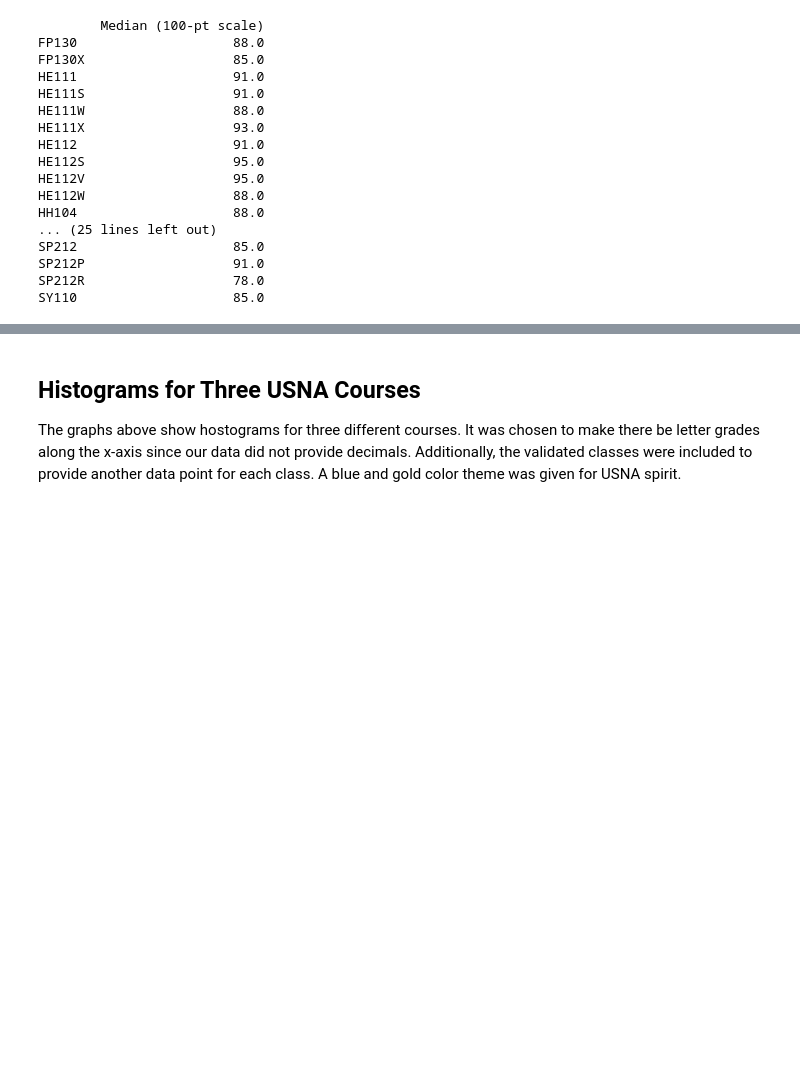
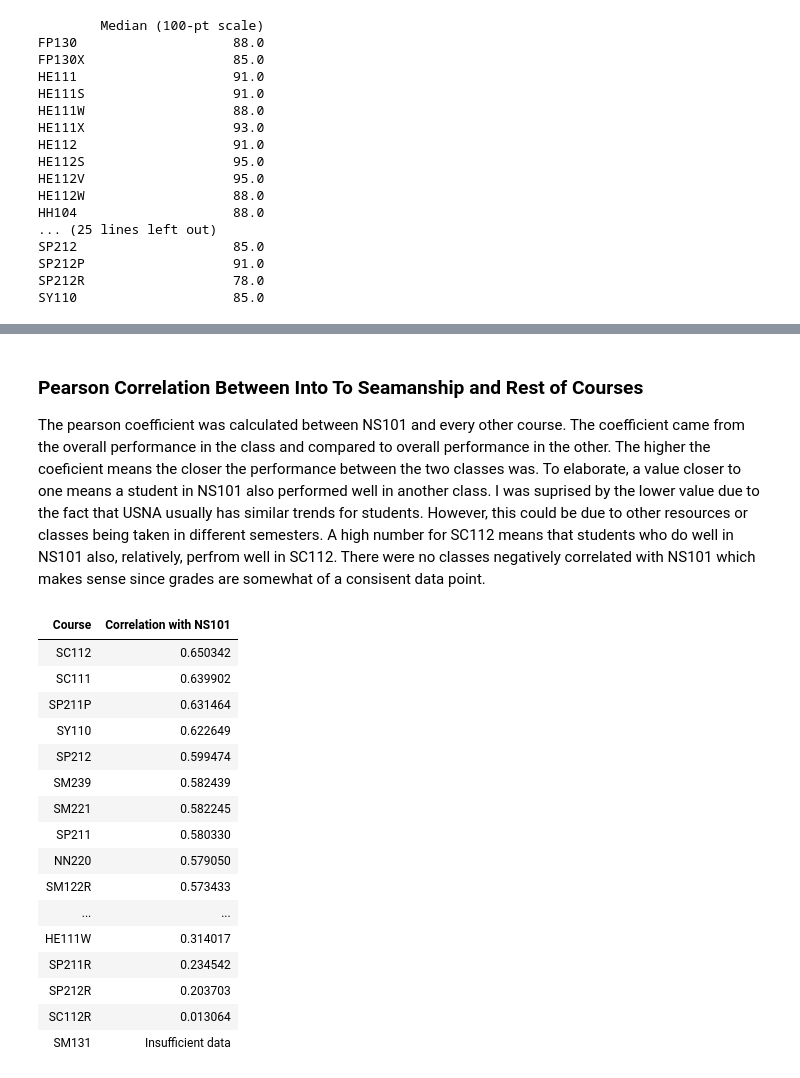
Before and after one commit to dschipper26/SI470, a Jupyter notebook: Lab_01.ipynb, the cells around one changed output, grey strips where cells are left out. Saved outputs shown, nothing was run; the diff lists cells and outputs as text; code cells hidden in the pictures; blank space fills up the shorter version.

```diff
--- a/Lab_01.ipynb
+++ b/Lab_01.ipynb
@@ -192,4 +206,60 @@ plot_class_histogram(df_clean, "HE112")
 [figure]
 # %% [markdown]
-## Histograms for Three USNA Courses
-The graphs above show hostograms for three different courses. It was chosen to make there be letter grades along the x-axis since our data did not provide decimals. Additionally, the validated classes were included to provide another data point for each class. A blue and gold color theme was given for USNA spirit.
+### Pearson Correlation Between Into To Seamanship and Rest of Courses
+The pearson coefficient was calculated between NS101 and every other course. The coefficient came from the overall performance in the class and compared to overall performance in the other. The higher the coeficient means the closer the performance between the two classes was. To elaborate, a value closer to one means a student in NS101 also performed well in another class. I was suprised by the lower value due to the fact that USNA usually has similar trends for students. However, this could be due to other resources or classes being taken in different semesters. A high number for SC112 means that students who do well in NS101 also, relatively, perfrom well in SC112. There were no classes negatively correlated with NS101 which makes sense since grades are somewhat of a consisent data point.
+# %%
+# --- Step 1: Convert letter grades to numeric ---
+df_numeric = df_clean.map(lambda g: grade_to_numeric.get(g, None))
+
+# --- Step 2: Pick the course you want to compare ---
+target_course = "NS101"
+
+if target_course in df_numeric.columns:
+    correlations = {}
+
+    for course in df_numeric.columns:
+        if course == target_course:
+            continue
+        # Only compute correlation if there are >=2 overlapping grades
+        valid_idx = df_numeric[[target_course, course]].dropna().index
+        if len(valid_idx) >= 2:
+            correlations[course] = df_numeric.loc[valid_idx, target_course].corr(df_numeric.loc[valid_idx, course])
+        else:
+            correlations[course] = None  # mark insufficient data
+
+    # Build DataFrame
+    correlation_df = pd.DataFrame({
+        "Course": correlations.keys(),
+        f"Correlation with {target_course}": [
+            val if val is not None else "Insufficient data" for val in correlations.values()
+        ]
+    })
+
+    # Sort numeric correlations descending, leave "Insufficient data" at bottom
+    numeric_df = correlation_df[correlation_df[f"Correlation with {target_course}"] != "Insufficient data"]
+    non_numeric_df = correlation_df[correlation_df[f"Correlation with {target_course}"] == "Insufficient data"]
+    correlation_df = pd.concat([numeric_df.sort_values(f"Correlation with {target_course}", ascending=False),
+                                non_numeric_df], ignore_index=True)
+
+    display(correlation_df.style.hide(axis="index"))
+
+else:
+    print(f"{target_course} does not have enough valid grades for correlation.")
+# %% [output]
+| Course | Correlation with NS101 |
+| SC112 | 0.650342 |
+| SC111 | 0.639902 |
+| SP211P | 0.631464 |
+| SY110 | 0.622649 |
+| SP212 | 0.599474 |
+| SM239 | 0.582439 |
+| SM221 | 0.582245 |
+| SP211 | 0.580330 |
+| NN220 | 0.579050 |
+| SM122R | 0.573433 |
+| ... | ... |
+| HE111W | 0.314017 |
+| SP211R | 0.234542 |
+| SP212R | 0.203703 |
+| SC112R | 0.013064 |
+| SM131 | Insufficient data |
```
Also changed, not shown: parts of 10 cells of this notebook, 1 other file.
